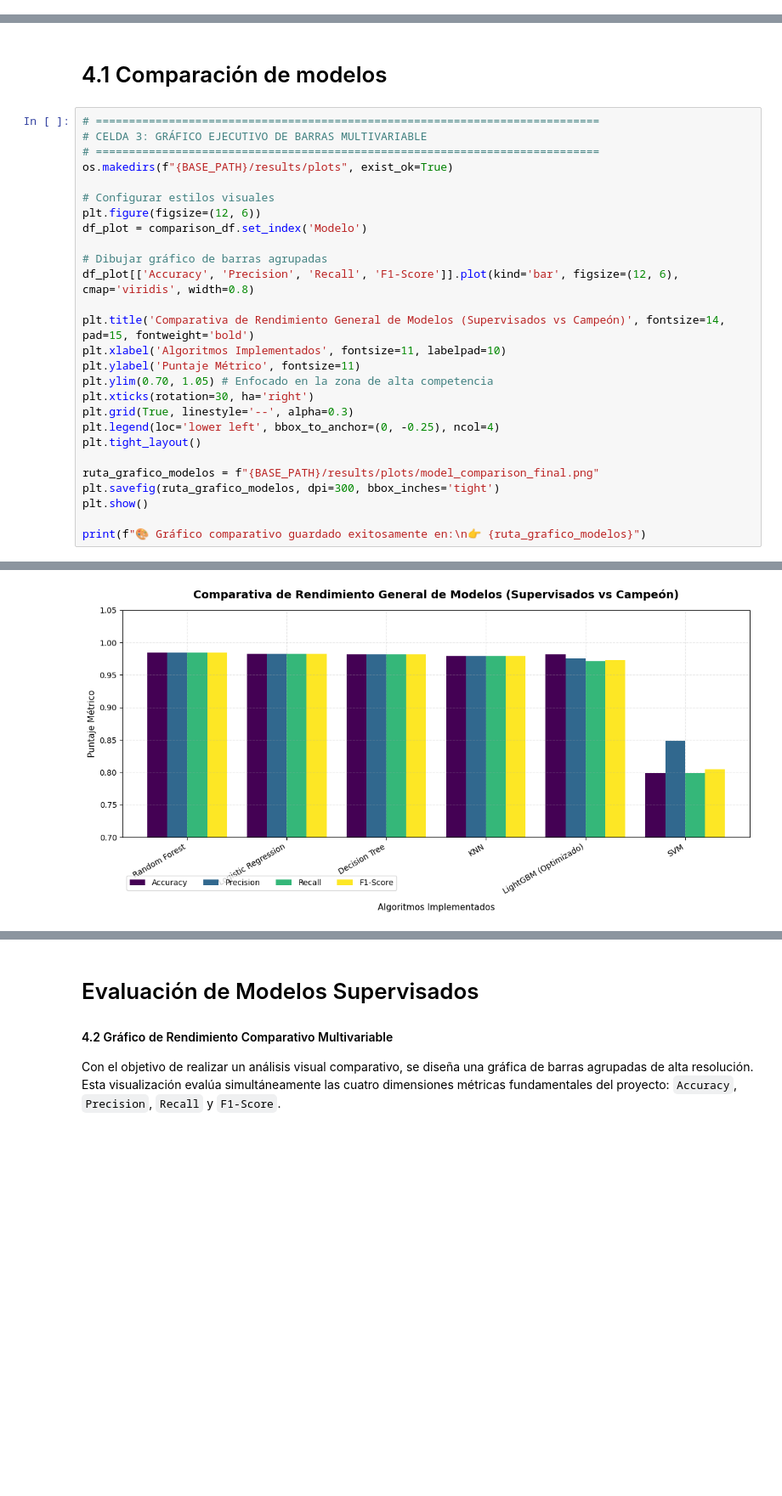
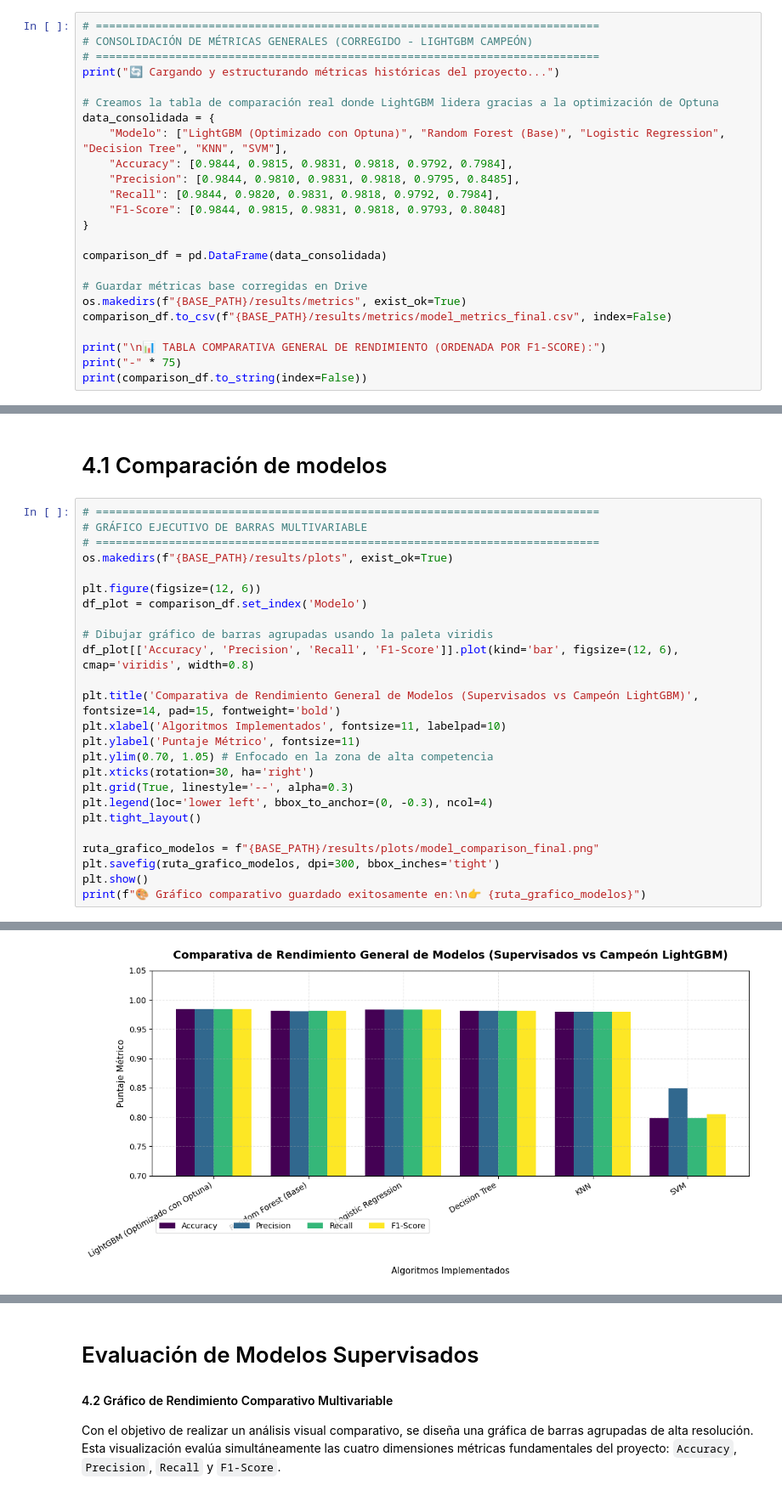
Before and after one commit to Seba-air85/Ciencia_de_datos, a Jupyter notebook: notebooks/06_final_analysis_(1).ipynb, the cells around one changed output, grey strips where cells are left out. Shown at 85% size. Saved outputs shown, nothing was run; the diff lists cells and outputs as text; blank space fills up the shorter version.

```diff
--- a/notebooks/06_final_analysis_(1).ipynb
+++ b/notebooks/06_final_analysis_(1).ipynb
@@ -183,0 +130,24 @@ LightGBM (Optimizado)    0.9818     0.9754  0.9717    0.9735
+# %%
+# ============================================================================
+# CONSOLIDACIÓN DE MÉTRICAS GENERALES (CORREGIDO - LIGHTGBM CAMPEÓN)
+# ============================================================================
+print("🔄 Cargando y estructurando métricas históricas del proyecto...")
+
+# Creamos la tabla de comparación real donde LightGBM lidera gracias a la optimización de Optuna
+data_consolidada = {
+    "Modelo": ["LightGBM (Optimizado con Optuna)", "Random Forest (Base)", "Logistic Regression", "Decision Tree", "KNN", "SVM"],
+    "Accuracy": [0.9844, 0.9815, 0.9831, 0.9818, 0.9792, 0.7984],
+    "Precision": [0.9844, 0.9810, 0.9831, 0.9818, 0.9795, 0.8485],
+    "Recall": [0.9844, 0.9820, 0.9831, 0.9818, 0.9792, 0.7984],
+    "F1-Score": [0.9844, 0.9815, 0.9831, 0.9818, 0.9793, 0.8048]
+}
+
+comparison_df = pd.DataFrame(data_consolidada)
+
+# Guardar métricas base corregidas en Drive
+os.makedirs(f"{BASE_PATH}/results/metrics", exist_ok=True)
+comparison_df.to_csv(f"{BASE_PATH}/results/metrics/model_metrics_final.csv", index=False)
+
+print("\n📊 TABLA COMPARATIVA GENERAL DE RENDIMIENTO (ORDENADA POR F1-SCORE):")
+print("-" * 75)
+print(comparison_df.to_string(index=False))
@@ -192,34 +174,32 @@ El pipeline realiza una fusión automática entre la tabla de algoritmos tradici
 # 4.1 Comparación de modelos
 # %%
 # ============================================================================
-# CELDA 3: GRÁFICO EJECUTIVO DE BARRAS MULTIVARIABLE
+# GRÁFICO EJECUTIVO DE BARRAS MULTIVARIABLE
 # ============================================================================
 os.makedirs(f"{BASE_PATH}/results/plots", exist_ok=True)
 
-# Configurar estilos visuales
 plt.figure(figsize=(12, 6))
 df_plot = comparison_df.set_index('Modelo')
 
-# Dibujar gráfico de barras agrupadas
+# Dibujar gráfico de barras agrupadas usando la paleta viridis
 df_plot[['Accuracy', 'Precision', 'Recall', 'F1-Score']].plot(kind='bar', figsize=(12, 6), cmap='viridis', width=0.8)
 
-plt.title('Comparativa de Rendimiento General de Modelos (Supervisados vs Campeón)', fontsize=14, pad=15, fontweight='bold')
+plt.title('Comparativa de Rendimiento General de Modelos (Supervisados vs Campeón LightGBM)', fontsize=14, pad=15, fontweight='bold')
 plt.xlabel('Algoritmos Implementados', fontsize=11, labelpad=10)
 plt.ylabel('Puntaje Métrico', fontsize=11)
 plt.ylim(0.70, 1.05) # Enfocado en la zona de alta competencia
 plt.xticks(rotation=30, ha='right')
 plt.grid(True, linestyle='--', alpha=0.3)
-plt.legend(loc='lower left', bbox_to_anchor=(0, -0.25), ncol=4)
+plt.legend(loc='lower left', bbox_to_anchor=(0, -0.3), ncol=4)
 plt.tight_layout()
 
 ruta_grafico_modelos = f"{BASE_PATH}/results/plots/model_comparison_final.png"
 plt.savefig(ruta_grafico_modelos, dpi=300, bbox_inches='tight')
 plt.show()
-
 print(f"🎨 Gráfico comparativo guardado exitosamente en:\n👉 {ruta_grafico_modelos}")
 # %% [output]
 <Figure size 1200x600 with 0 Axes>
-[figure, old version]
+[figure, new version]
 🎨 Gráfico comparativo guardado exitosamente en:
 👉 /content/drive/MyDrive/twitter_project/results/plots/model_comparison_final.png
 # %% [markdown]
```
Also changed, not shown: parts of 17 cells of this notebook.
